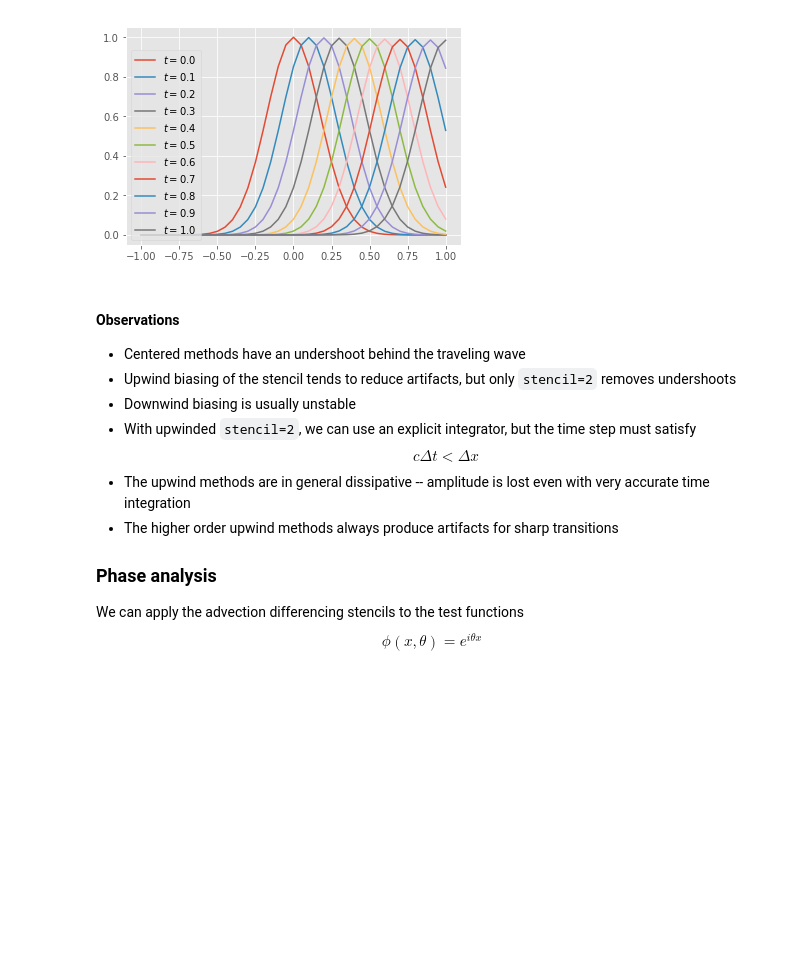
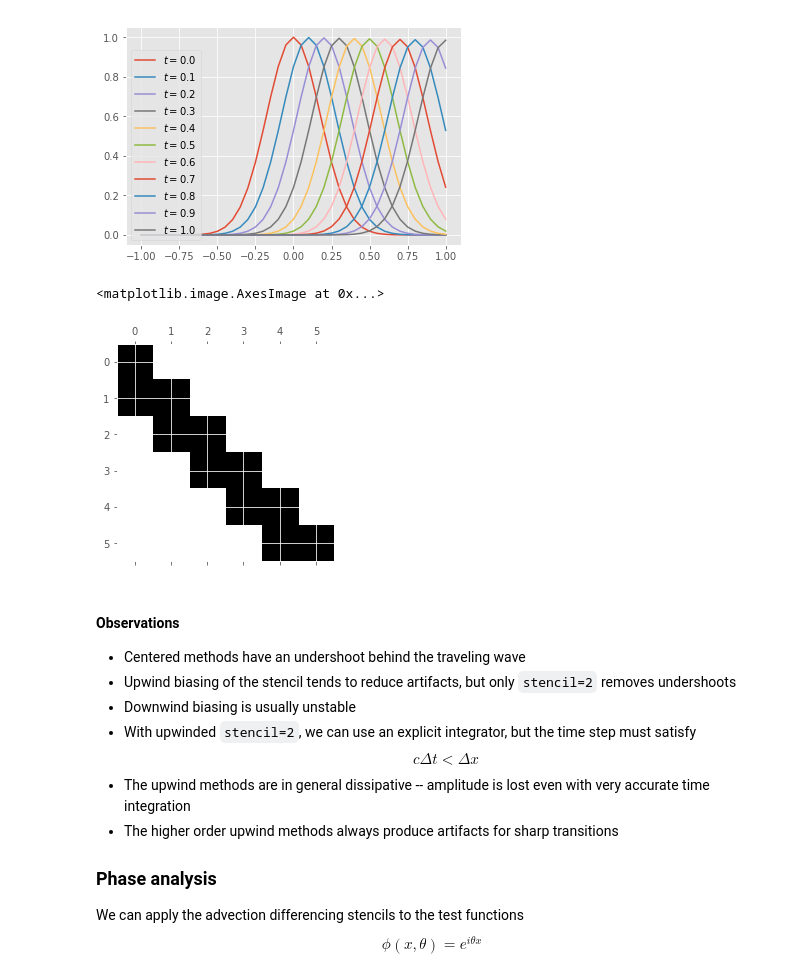
Before and after one commit to cu-numpde/numpde-fall2017, a Jupyter notebook: FDTransient.ipynb, the cells around one changed output. Saved outputs shown, nothing was run; the diff lists cells and outputs as text; code cells hidden in the pictures; blank space fills up the shorter version.

```diff
--- a/FDTransient.ipynb
+++ b/FDTransient.ipynb
@@ -619,6 +619,13 @@ print('cond', numpy.linalg.cond(A))
 stencil [  0.   0.  20. -20.   0.   0.   0.]
 cond 260.145200172
 [figure]
+# %%
+lam = numpy.linalg.eigvals(A[1:,1:])
+#pyplot.plot(lam.real, lam.imag, '.')
+pyplot.spy(A[:6,:6])
+# %% [output]
+<matplotlib.image.AxesImage at 0x...>
+[figure, added]
 # %% [markdown]
 #### Observations
 
```
Also changed, not shown: parts of 4 cells of this notebook, 1 other file.
